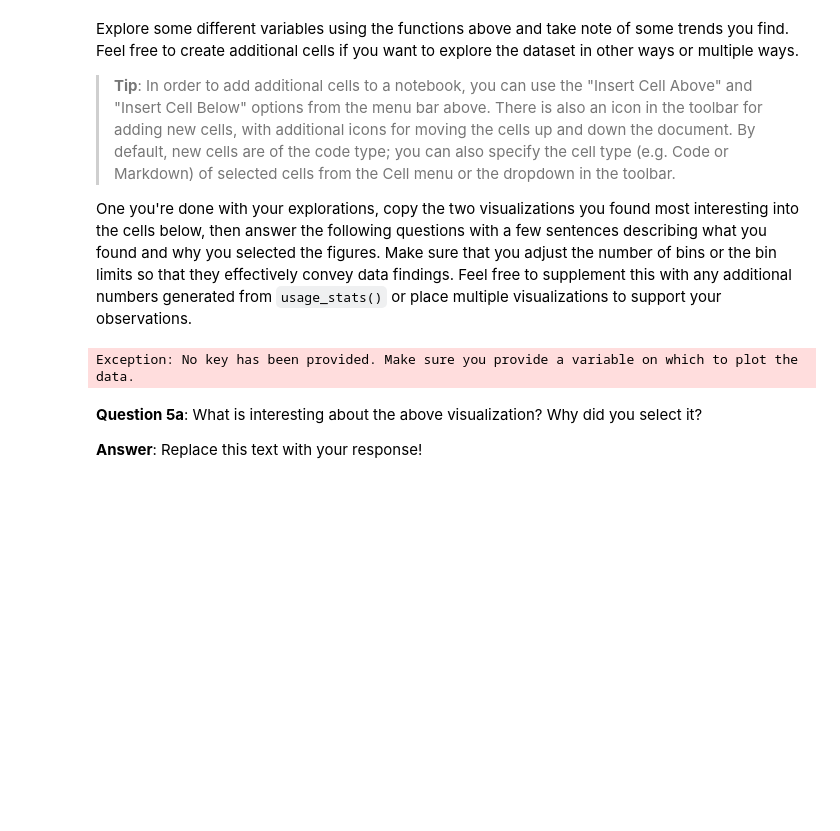
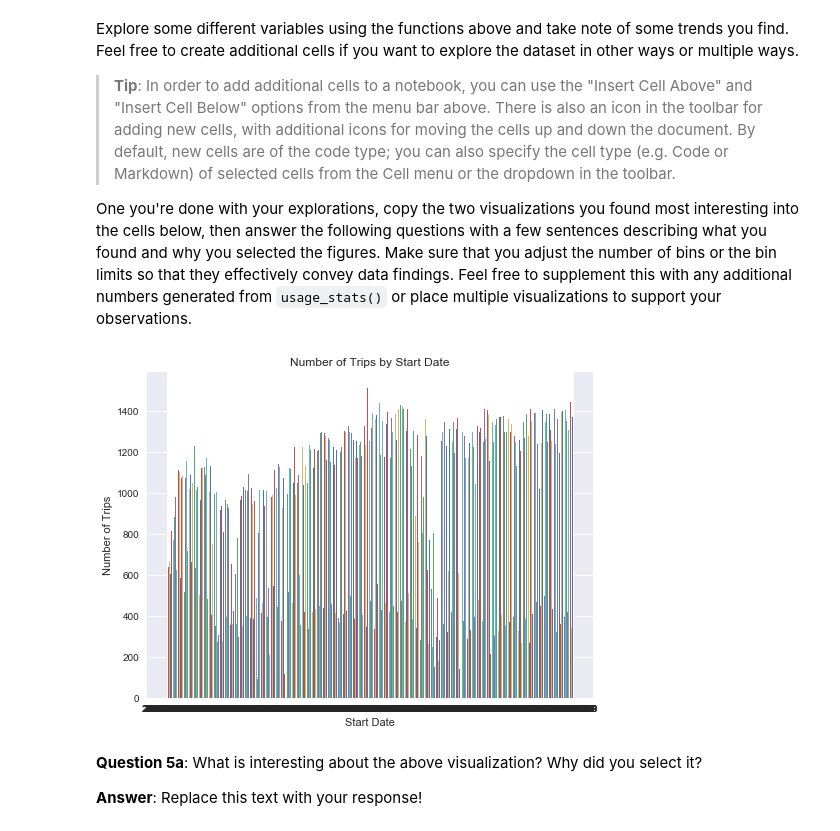
Before and after one commit to dev-RT/Data_Analyst_ND, a Jupyter notebook: BayAreaBike/Bay_Area_Bike_Share_Analysis.ipynb, the cells around one changed output. Cells and saved outputs as stored; diff of their text form; code cells hidden in the pictures; blank space fills up the shorter version.

```diff
--- a/BayAreaBike/Bay_Area_Bike_Share_Analysis.ipynb
+++ b/BayAreaBike/Bay_Area_Bike_Share_Analysis.ipynb
@@ -312,9 +312,9 @@ Explore some different variables using the functions above and take note of some
 One you're done with your explorations, copy the two visualizations you found most interesting into the cells below, then answer the following questions with a few sentences describing what you found and why you selected the figures. Make sure that you adjust the number of bins or the bin limits so that they effectively convey data findings. Feel free to supplement this with any additional numbers generated from `usage_stats()` or place multiple visualizations to support your observations.
 # %%
 # Final Plot 1
-usage_plot(trip_data)
+usage_plot(trip_data, 'start_date')
 # %% [output]
-Exception: No key has been provided. Make sure you provide a variable on which to plot the data.
+[figure, added]
 # %% [markdown]
 **Question 5a**: What is interesting about the above visualization? Why did you select it?
 
```
Also changed, not shown: parts of 3 cells of this notebook.
